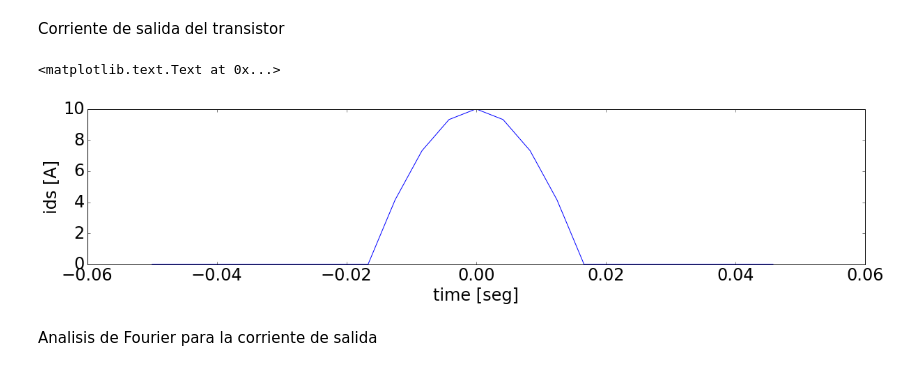
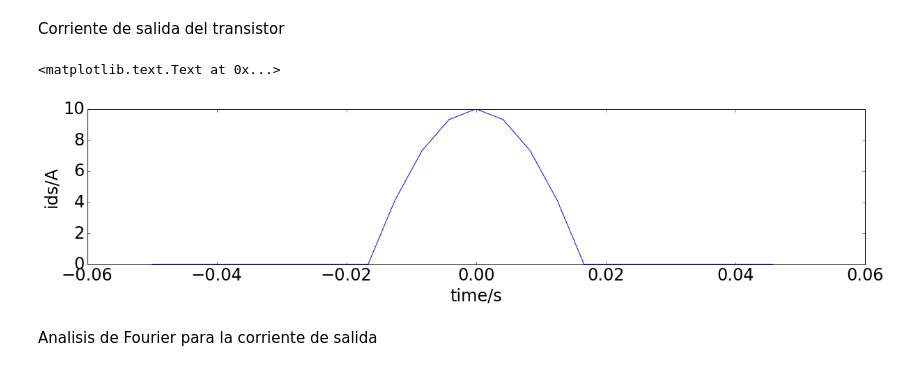
Before and after one commit to alejandro-alm/eaiii, a Jupyter notebook: Ejercicios/ClaseC/Clase C Ejercicio 1.ipynb, the cells around one changed output. Drawn from its saved outputs; the diff is of its cells as text; code cells hidden in the pictures.

```diff
--- a/Ejercicios/ClaseC/Clase C Ejercicio 1.ipynb
+++ b/Ejercicios/ClaseC/Clase C Ejercicio 1.ipynb
@@ -64,9 +72,11 @@ def myFourier(armonicos, x, y, dt, Tm):
             y_f.append(yf_as+yf_ac)
     return y_f
 # %%
+# Función que calcula vgs para una señal coseno y una temsión de continua
 def vgsi(VGG,Vs,th):
-    return VGG+Vs*cos(th)
+    return VGG+Vs*np.cos(th)
 
+# Función de la transferencia del transistor
 def idi(v):
     i = 0. if (v < 0.)  else 0
     i = (10./15.)*(v-0.) if (v >= 0  and v < 15) else i
@@ -74,6 +84,8 @@ def idi(v):
     return i
 vgs = np.arange(-5.,20.,0.2)
 
+
+# Gráfico de la transferencia de id(vgs)
 ids = []
 for v in vgs:
     ids.append(idi(v))
@@ -153,14 +165,14 @@ Corriente de salida del transistor
 # %%
 ids = []
 for x,t in enumerate(time):
     ids.append(idi(vgs[x]))
 
 plt.plot(time,ids)
-plt.xlabel('time [seg]')
-plt.ylabel('ids [A]')
+plt.xlabel('time/s')
+plt.ylabel('ids/A')
 # %% [output]
 <matplotlib.text.Text at 0x...>
-[figure, old version]
+[figure, new version]
 # %% [markdown]
 Analisis de Fourier para la corriente de salida
 # %%
```
Also changed, not shown: parts of 6 cells of this notebook, 1 other file.
